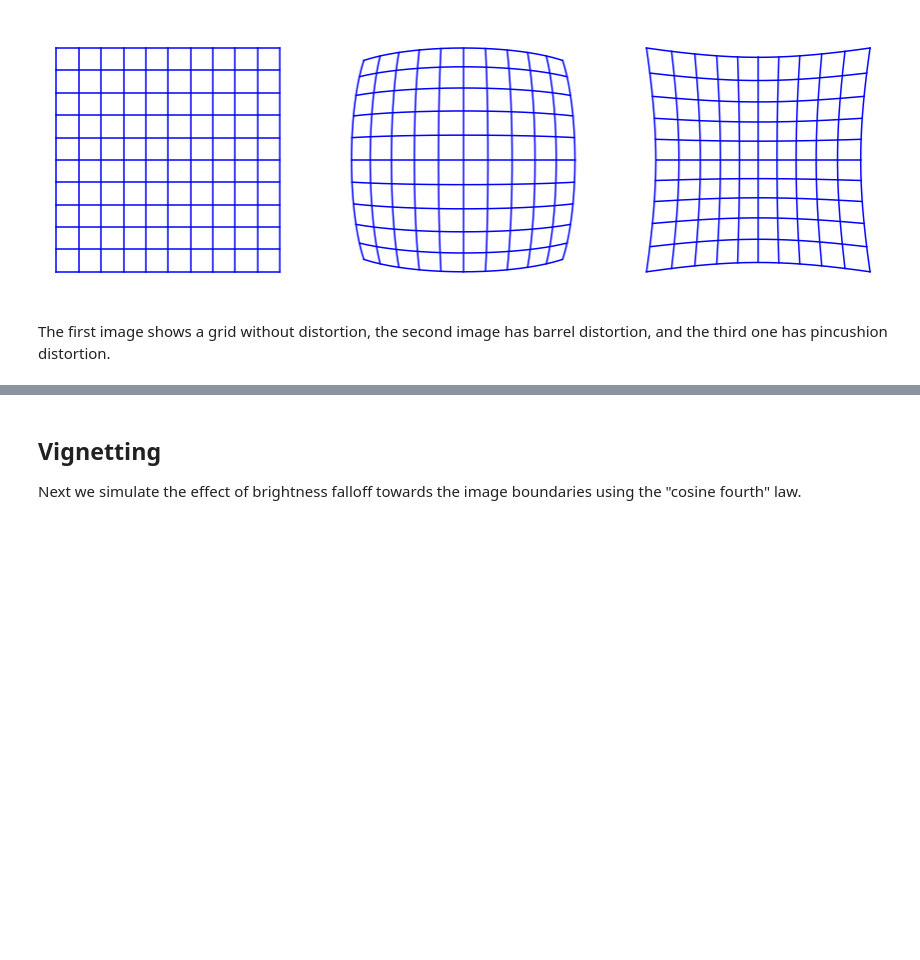
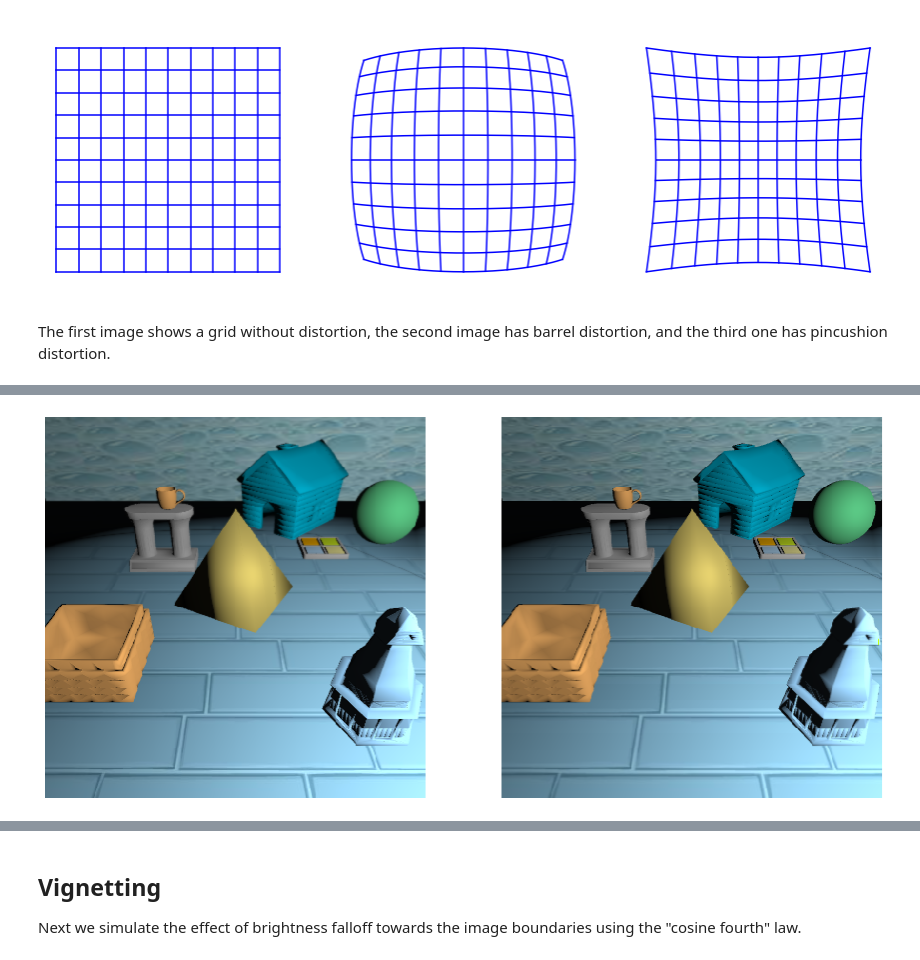
Before and after one commit to jtheikkila/mvis, a Jupyter notebook: jupyter/Imaging.ipynb, the cells around one changed output, grey strips where cells are left out. Cells and saved outputs as stored; diff of their text form; code cells hidden in the pictures; blank space fills up the shorter version.

```diff
--- a/jupyter/Imaging.ipynb
+++ b/jupyter/Imaging.ipynb
@@ -153,0 +249,10 @@ The first image shows a grid without distortion, the second image has barrel dis
+# %%
+fig = plt.figure(figsize=(15,7))
+plt.subplot(121)
+plt.imshow(fg2)
+plt.axis('off')
+plt.subplot(122)
+plt.imshow(bg2)
+plt.axis('off');
+# %% [output]
+[figure, added]
```
Also changed, not shown: parts of 55 cells of this notebook.
